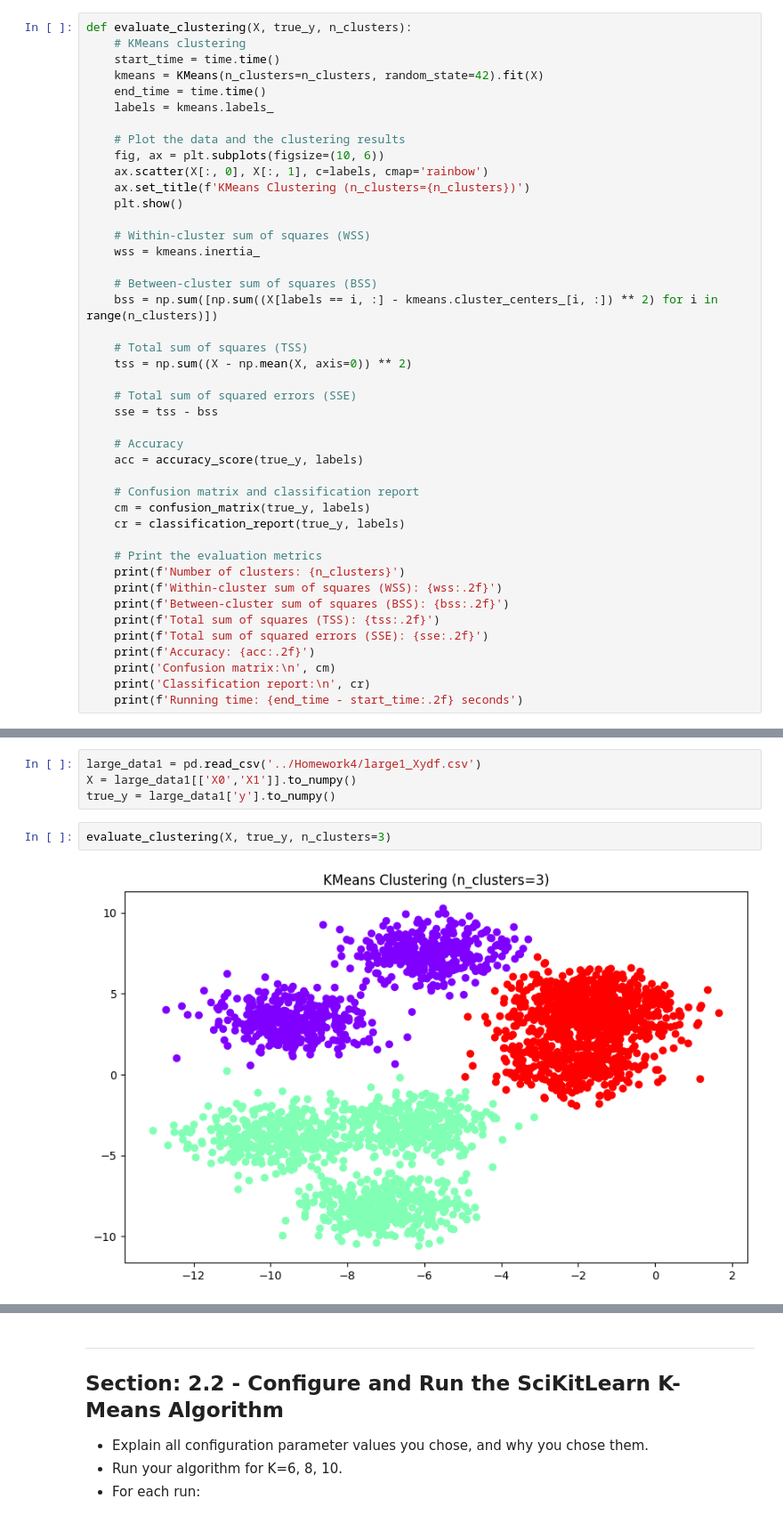
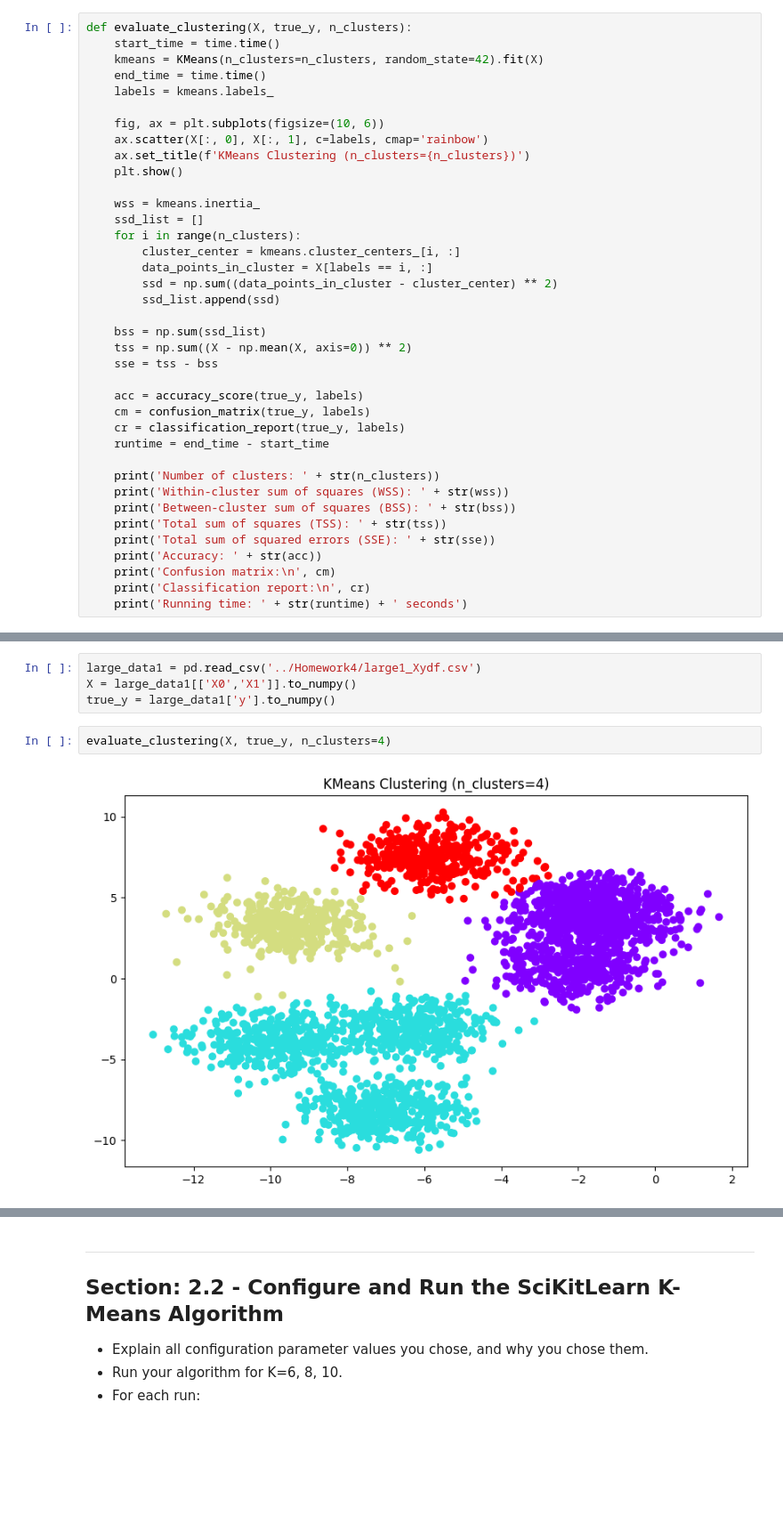
Before and after one commit to zhourichard19/CSE5243, a Jupyter notebook: Homework4/CSE5243_Clustering_HW_Template_V6.ipynb, the cells around one changed output, grey strips where cells are left out. Shown at 89% size. Cells and saved outputs as stored; diff of their text form; blank space fills up the shorter version.

```diff
--- a/Homework4/CSE5243_Clustering_HW_Template_V6.ipynb
+++ b/Homework4/CSE5243_Clustering_HW_Template_V6.ipynb
@@ -171,46 +173,41 @@ def print_evaluation_results(title_string, show_true, show_pred, X, true_y, pred
 # %%
 def evaluate_clustering(X, true_y, n_clusters):
-    # KMeans clustering
     start_time = time.time()
     kmeans = KMeans(n_clusters=n_clusters, random_state=42).fit(X)
     end_time = time.time()
     labels = kmeans.labels_
 
-    # Plot the data and the clustering results
     fig, ax = plt.subplots(figsize=(10, 6))
     ax.scatter(X[:, 0], X[:, 1], c=labels, cmap='rainbow')
     ax.set_title(f'KMeans Clustering (n_clusters={n_clusters})')
     plt.show()
 
-    # Within-cluster sum of squares (WSS)
     wss = kmeans.inertia_
+    ssd_list = []
+    for i in range(n_clusters):
+        cluster_center = kmeans.cluster_centers_[i, :]
+        data_points_in_cluster = X[labels == i, :]
+        ssd = np.sum((data_points_in_cluster - cluster_center) ** 2)
+        ssd_list.append(ssd)
 
-    # Between-cluster sum of squares (BSS)
-    bss = np.sum([np.sum((X[labels == i, :] - kmeans.cluster_centers_[i, :]) ** 2) for i in range(n_clusters)])
-
-    # Total sum of squares (TSS)
+    bss = np.sum(ssd_list)
     tss = np.sum((X - np.mean(X, axis=0)) ** 2)
-
-    # Total sum of squared errors (SSE)
     sse = tss - bss
 
-    # Accuracy
     acc = accuracy_score(true_y, labels)
-
-    # Confusion matrix and classification report
     cm = confusion_matrix(true_y, labels)
     cr = classification_report(true_y, labels)
+    runtime = end_time - start_time
 
-    # Print the evaluation metrics
-    print(f'Number of clusters: {n_clusters}')
-    print(f'Within-cluster sum of squares (WSS): {wss:.2f}')
-    print(f'Between-cluster sum of squares (BSS): {bss:.2f}')
-    print(f'Total sum of squares (TSS): {tss:.2f}')
-    print(f'Total sum of squared errors (SSE): {sse:.2f}')
-    print(f'Accuracy: {acc:.2f}')
+    print('Number of clusters: ' + str(n_clusters))
+    print('Within-cluster sum of squares (WSS): ' + str(wss))
+    print('Between-cluster sum of squares (BSS): ' + str(bss))
+    print('Total sum of squares (TSS): ' + str(tss))
+    print('Total sum of squared errors (SSE): ' + str(sse))
+    print('Accuracy: ' + str(acc))
     print('Confusion matrix:\n', cm)
     print('Classification report:\n', cr)
-    print(f'Running time: {end_time - start_time:.2f} seconds')
+    print('Running time: ' + str(runtime) + ' seconds')
 # %% [markdown]
 ***
 # Section: 1 - Evaluate the **K-Means** Algorithm on the **Small** Dataset
@@ -341,6 +350,6 @@ large_data1 = pd.read_csv('../Homework4/large1_Xydf.csv')
 X = large_data1[['X0','X1']].to_numpy()
 true_y = large_data1['y'].to_numpy()
 # %%
-evaluate_clustering(X, true_y, n_clusters=3)
+evaluate_clustering(X, true_y, n_clusters=4)
 # %% [output]
-[figure, old version]
+[figure, new version]
```
Also changed, not shown: parts of 52 cells of this notebook.
